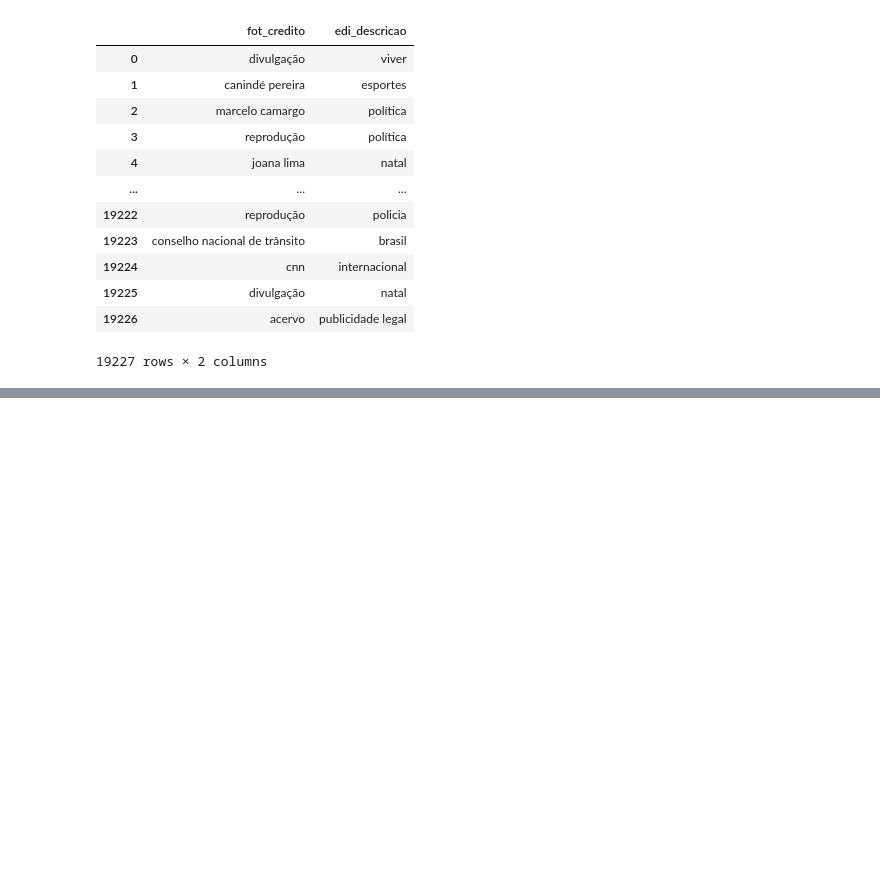
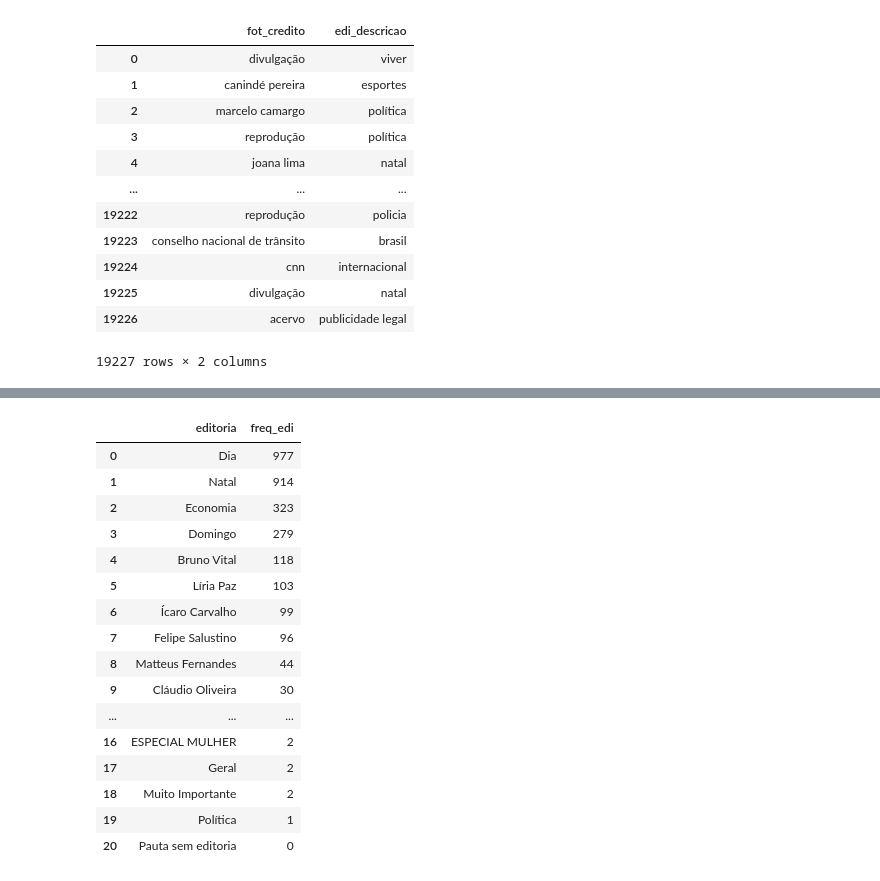
Before and after one commit to alisson002/Dashboard-TN, a Jupyter notebook: graficosPython.ipynb, the cells around one changed output, grey strips where cells are left out. Drawn from its saved outputs; the diff is of its cells as text; code cells hidden in the pictures; blank space fills up the shorter version.

```diff
--- a/graficosPython.ipynb
+++ b/graficosPython.ipynb
@@ -540,0 +556,38 @@ df_noticias_impresso
+# %%
+# Recebe a tabela com as notícias do impresso
+# low_memory=False por a tabela ser grande
+df_editorias_impresso = pd.read_csv('tabelas/impresso/EDI_impresso.csv', low_memory=False)
+
+# Recebe a coluna 'editoria' do df df_editorias_impresso
+noticias_edi = df_editorias_impresso[['editoria', 'freq_edi']]
+
+# Nesse caso vai sem ['editoria'] por ser um tipo Series e só ter aquela coluna
+# noticias_edi = noticias_edi.value_counts().reset_index()
+
+# noticias_edi.columns = [['editoria', 'freq_edi']]
+
+# noticias_edi
+
+noticias_edi = noticias_edi.drop_duplicates()
+
+noticias_edi_somado = noticias_edi.groupby('editoria')['freq_edi'].sum().sort_values(ascending=False).reset_index()
+
+noticias_edi_somado
+# %% [output]
+|  | editoria | freq_edi |
+| 0 | Dia | 977 |
+| 1 | Natal | 914 |
+| 2 | Economia | 323 |
+| 3 | Domingo | 279 |
+| 4 | Bruno Vital | 118 |
+| 5 | Líria Paz | 103 |
+| 6 | Ícaro Carvalho | 99 |
+| 7 | Felipe Salustino | 96 |
+| 8 | Matteus Fernandes | 44 |
+| 9 | Cláudio Oliveira | 30 |
+| ... | ... | ... |
+| 16 | ESPECIAL MULHER | 2 |
+| 17 | Geral | 2 |
+| 18 | Muito Importante | 2 |
+| 19 | Política | 1 |
+| 20 | Pauta sem editoria | 0 |
```
Also changed, not shown: parts of 3 cells of this notebook, 9 other files.
